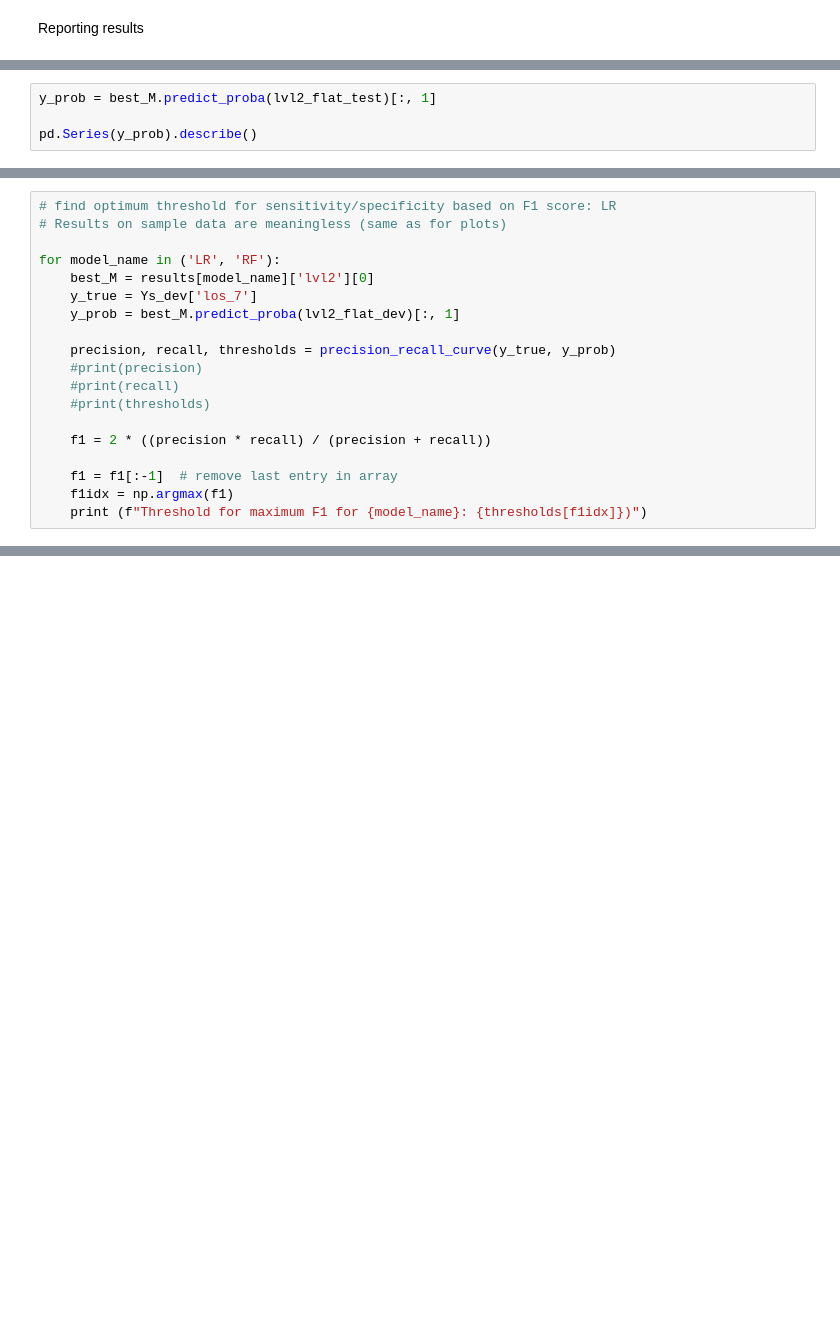
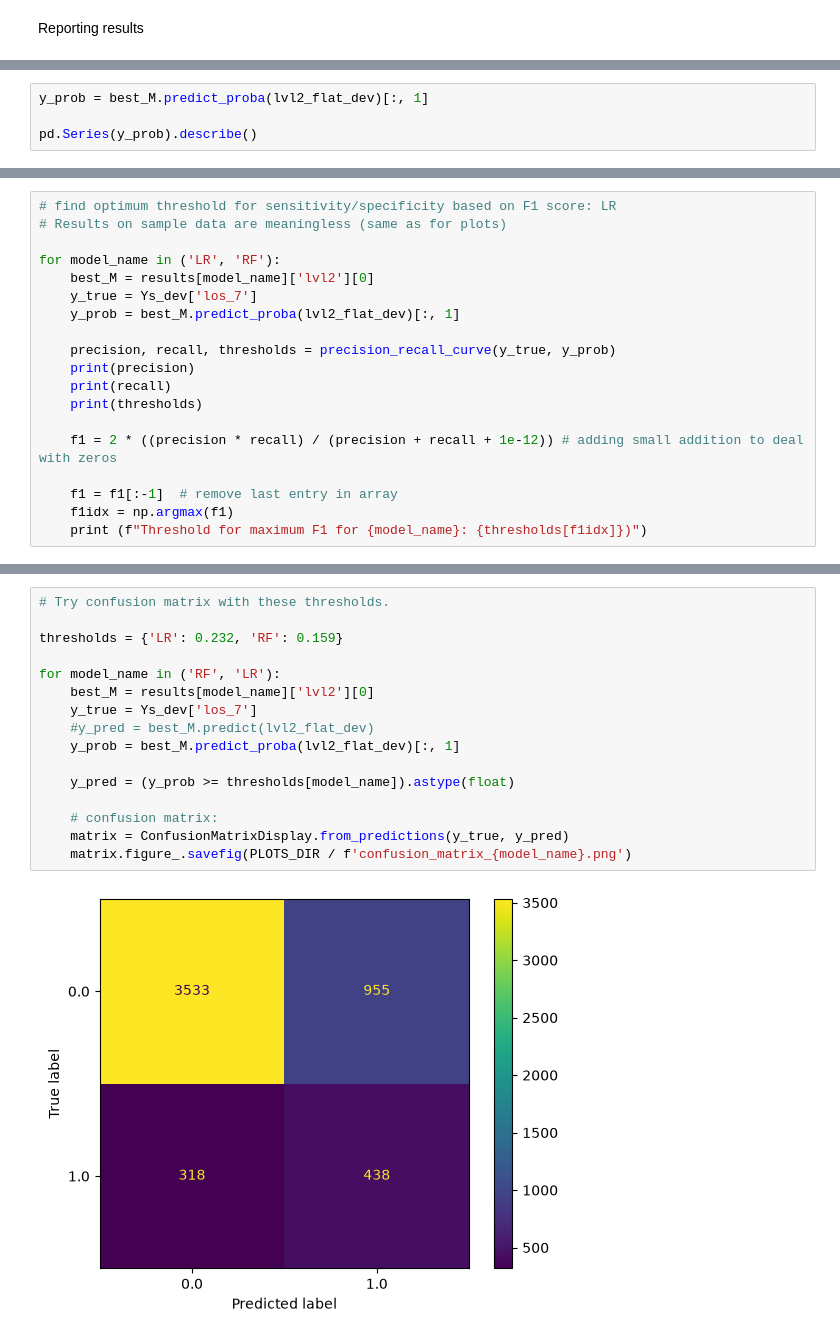
Before and after one commit to LizCrellin/msc_mimic_project, a Jupyter notebook: notebooks/1_Understand_Wang_pipeline.ipynb, the cells around one changed output, grey strips where cells are left out. Cells and saved outputs as stored; diff of their text form; blank space fills up the shorter version.

Commit message:
Generating confusion matrix with new thresholds

```diff
--- a/notebooks/1_Understand_Wang_pipeline.ipynb
+++ b/notebooks/1_Understand_Wang_pipeline.ipynb
@@ -494,5 +511,5 @@ for model_name in ('RF', 'LR'):
 # %%
-y_prob = best_M.predict_proba(lvl2_flat_test)[:, 1]
+y_prob = best_M.predict_proba(lvl2_flat_dev)[:, 1]
 
 pd.Series(y_prob).describe()
 # %% [output]
@@ -515,11 +532,11 @@ for model_name in ('LR', 'RF'):
     y_prob = best_M.predict_proba(lvl2_flat_dev)[:, 1]
 
     precision, recall, thresholds = precision_recall_curve(y_true, y_prob)
-    #print(precision)
-    #print(recall)
-    #print(thresholds)
+    print(precision)
+    print(recall)
+    print(thresholds)
 
-    f1 = 2 * ((precision * recall) / (precision + recall))
+    f1 = 2 * ((precision * recall) / (precision + recall + 1e-12)) # adding small addition to deal with zeros
 
     f1 = f1[:-1]  # remove last entry in array
     f1idx = np.argmax(f1)
@@ -529,0 +554,18 @@ Threshold for maximum F1 for RF: 0.16447785930544553)
+# %%
+# Try confusion matrix with these thresholds.
+
+thresholds = {'LR': 0.232, 'RF': 0.159}
+
+for model_name in ('RF', 'LR'):
+    best_M = results[model_name]['lvl2'][0]
+    y_true = Ys_dev['los_7']
+    #y_pred = best_M.predict(lvl2_flat_dev)
+    y_prob = best_M.predict_proba(lvl2_flat_dev)[:, 1]
+
+    y_pred = (y_prob >= thresholds[model_name]).astype(float)
+
+    # confusion matrix:
+    matrix = ConfusionMatrixDisplay.from_predictions(y_true, y_pred)
+    matrix.figure_.savefig(PLOTS_DIR / f'confusion_matrix_{model_name}.png')
+# %% [output]
+[figure, added]
```
Also changed, not shown: parts of 8 cells of this notebook.
